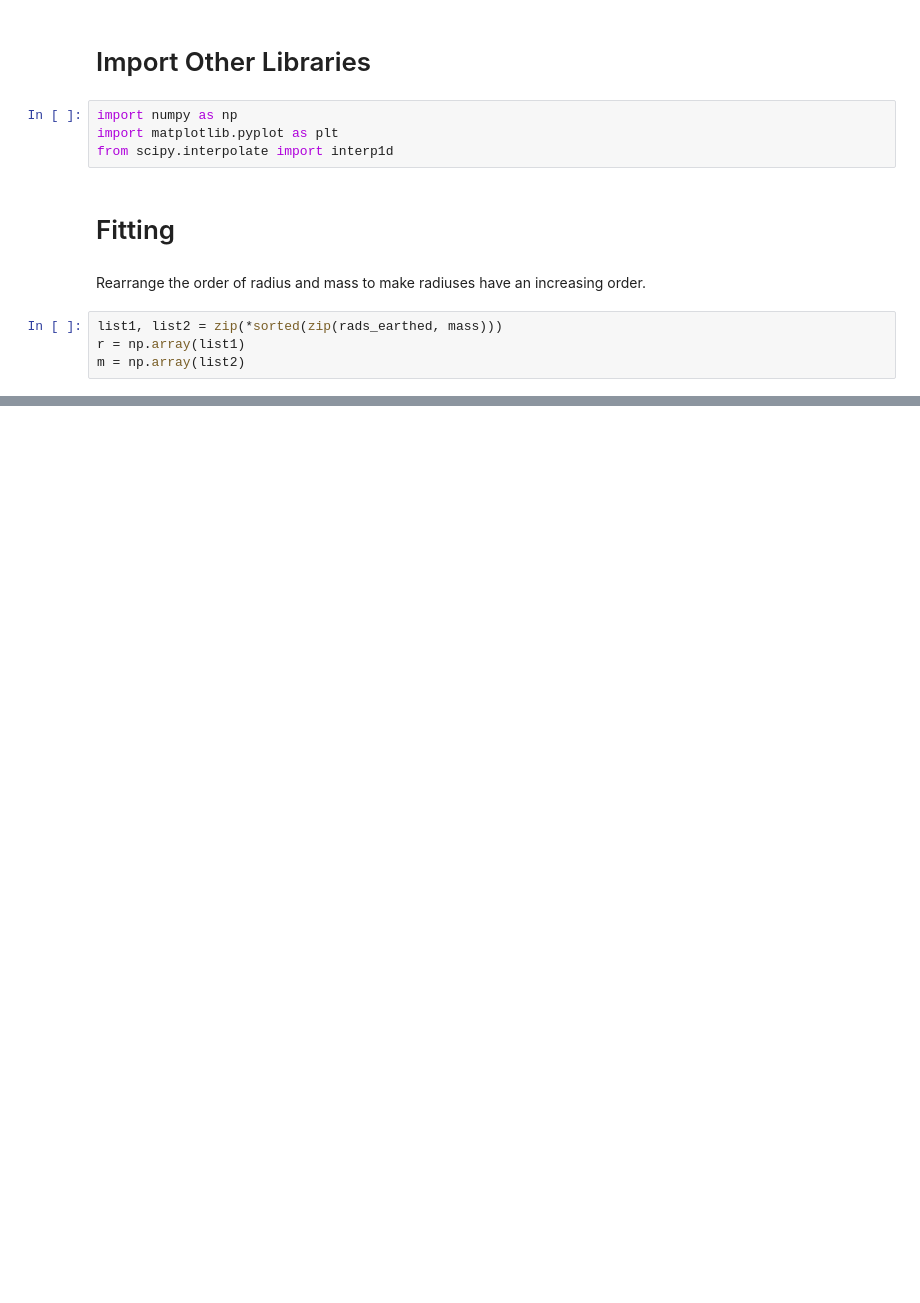
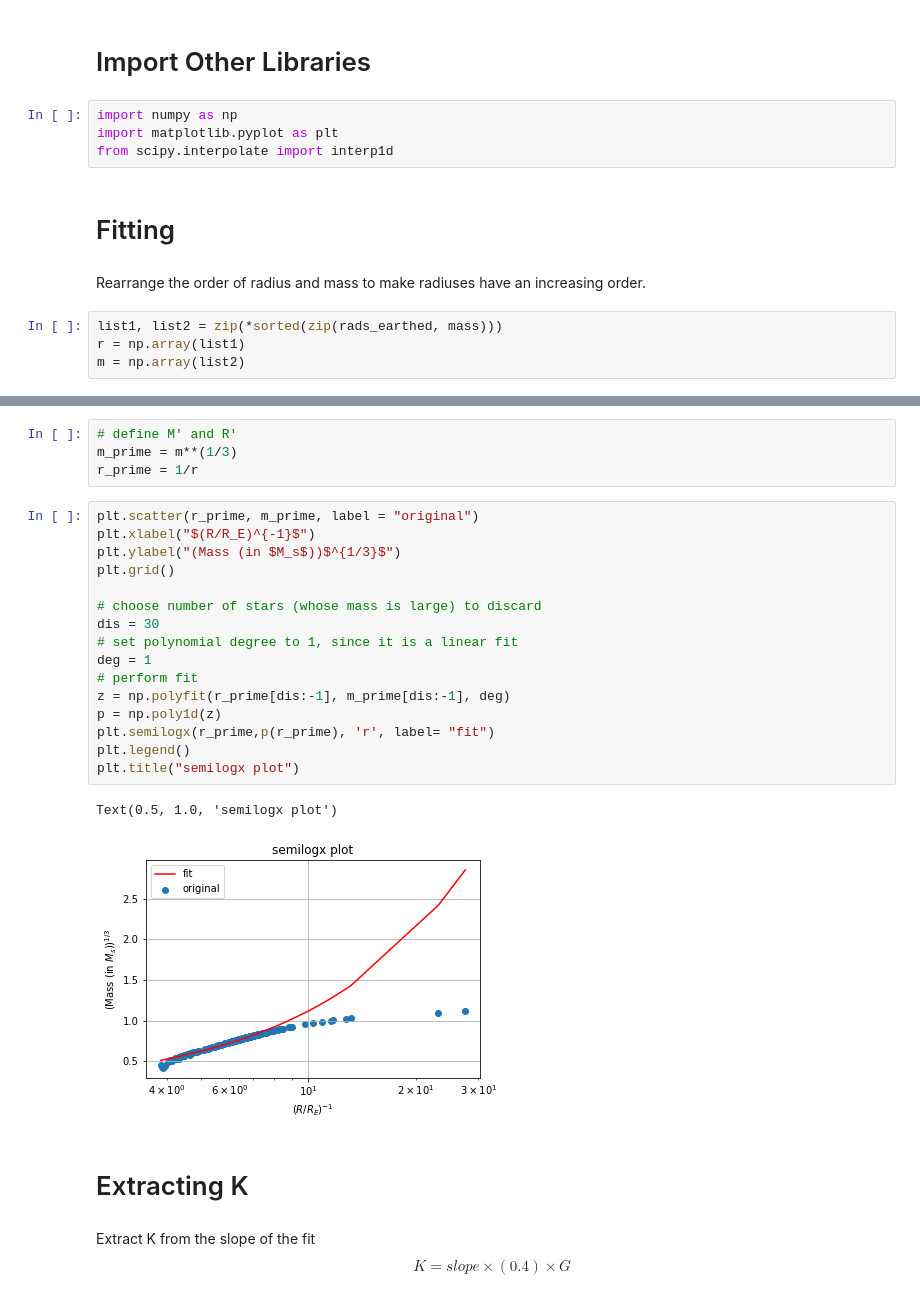
Before and after one commit to aunal16/phys414_project, a Jupyter notebook: fpnc.ipynb, the cells around one changed output, grey strips where cells are left out. Saved outputs shown, nothing was run; the diff lists cells and outputs as text; blank space fills up the shorter version.

Commit message:
code for curve fit, K estimation and density plotting is added

```diff
--- a/fpnc.ipynb
+++ b/fpnc.ipynb
@@ -41,0 +48,30 @@ plt.grid(); plt.legend();
+# %%
+# define M' and R'
+m_prime = m**(1/3)
+r_prime = 1/r
+# %%
+plt.scatter(r_prime, m_prime, label = "original")
+plt.xlabel("$(R/R_E)^{-1}$")
+plt.ylabel("(Mass (in $M_s$))$^{1/3}$")
+plt.grid()
+
+# choose number of stars (whose mass is large) to discard
+dis = 30
+# set polynomial degree to 1, since it is a linear fit
+deg = 1
+# perform fit
+z = np.polyfit(r_prime[dis:-1], m_prime[dis:-1], deg)
+p = np.poly1d(z)
+plt.semilogx(r_prime,p(r_prime), 'r', label= "fit")
+plt.legend()
+plt.title("semilogx plot")
+# %% [output]
+Text(0.5, 1.0, 'semilogx plot')
+[figure, added]
+# %% [markdown]
+# Extracting K
+# %% [markdown]
+Extract K from the slope of the fit
+\begin{equation}
+K = slope \times (0.4) \times G
+\end{equation}
```
Also changed, not shown: parts of 11 cells of this notebook.
